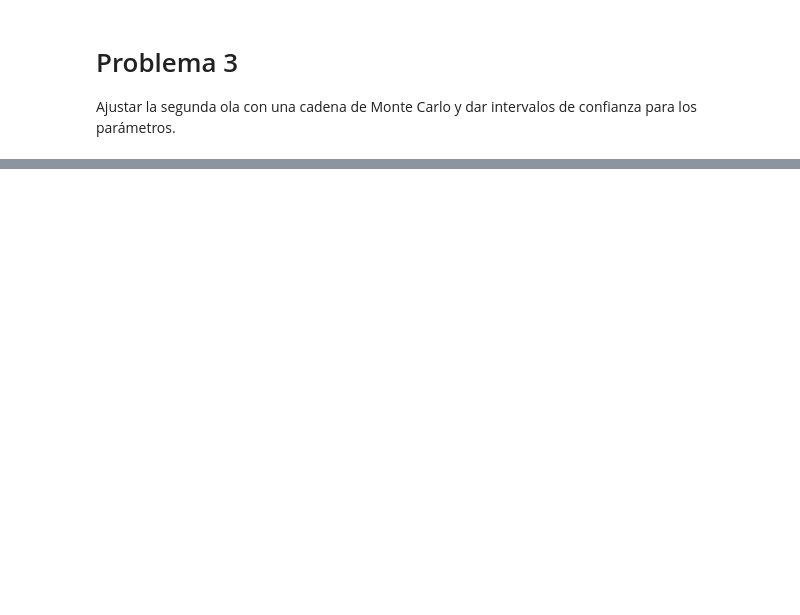
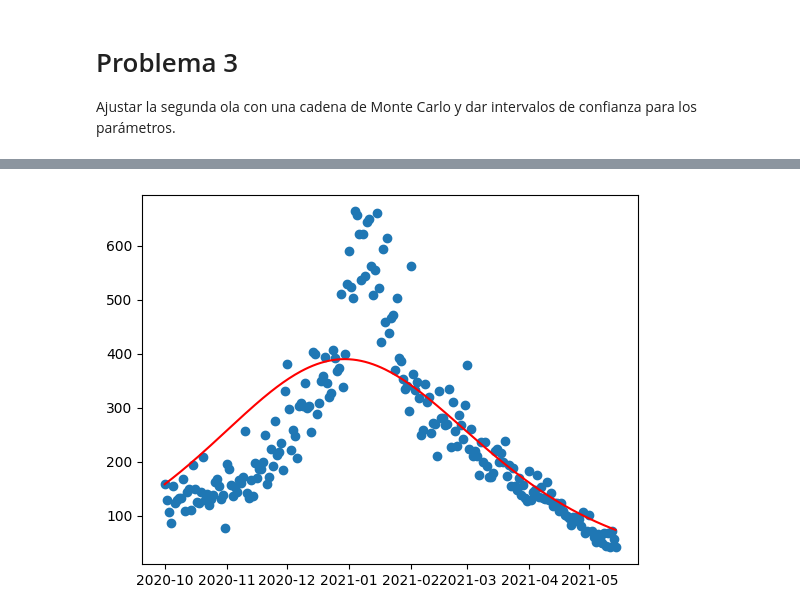
Before and after one commit to HugoMagos0725/Analisis_de_datos, a Jupyter notebook: Tarea3_Ajuste_de_parametros.ipynb, the cells around one changed output, grey strips where cells are left out. Saved outputs shown, nothing was run; the diff lists cells and outputs as text; code cells hidden in the pictures; blank space fills up the shorter version.

```diff
--- a/Tarea3_Ajuste_de_parametros.ipynb
+++ b/Tarea3_Ajuste_de_parametros.ipynb
@@ -215,0 +220,18 @@ Name: positivo, Length: 217, dtype: int64
+# %%
+def PoissonLikelihood(dat, model_prediction):
+	loglike=0.0
+	for x, L in zip(dat, model_prediction):
+		if(L>0.0):
+			loglike = loglike - L + x*np.log(L)
+	return loglike
+
+def SIR(y,t,gamma,beta):
+	S=y[0]
+	I=y[1]
+	R=y[2]
+	N=S+I+R
+
+	dS = -beta * S*I/N
+	dI = beta * S*I/N - gamma*I
+	dR = gamma*I
+	return np.array([dS,dI,dR])
@@ -215,0 +295,11 @@ Name: positivo, Length: 217, dtype: int64
+# %%
+df1 = MCMC.drop_duplicates()
+print(df1.shape)
+max_like = df1['log_likelihood'].max()
+
+best_parameters = df1[df1['log_likelihood']==max_like]
+gamma_best = best_parameters['gamma'].values[0]
+beta_best = best_parameters['beta'].values[0]
+print(gamma_best)
+print(beta_best)
+MCMC.quantile([0.05,0.95])
@@ -215,0 +313,14 @@ Name: positivo, Length: 217, dtype: int64
+# %%
+y0 = np.array([sum(infected)-infected[0],infected[0],0.])
+def model(y,t):
+		return SIR(y,t,gamma_best,beta_best)
+
+time = np.linspace(0,ind2,ind2)
+y = odeint(model,y0,time)
+Model_Infected= y[:,1]
+
+plt.plot(df['FECHA_SINTOMAS'][ind_inf2:ind_sup2],Model_Infected,color='r')
+plt.scatter(df['FECHA_SINTOMAS'][ind_inf2:ind_sup2],infected)
+plt.show()
+# %% [output]
+[figure, added]
```
Also changed, not shown: parts of 14 cells of this notebook.
